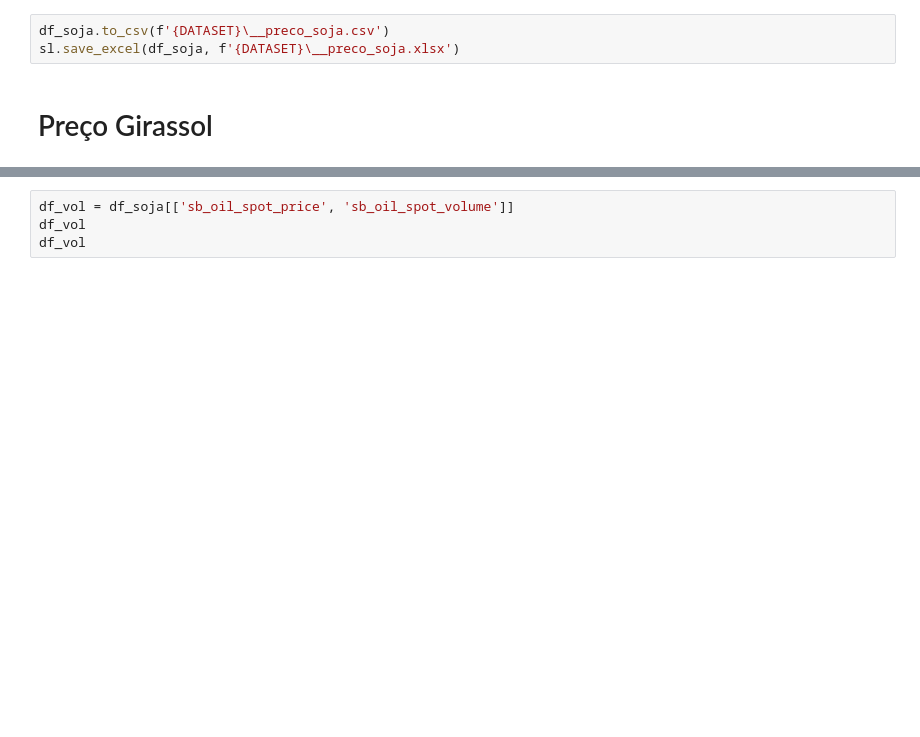
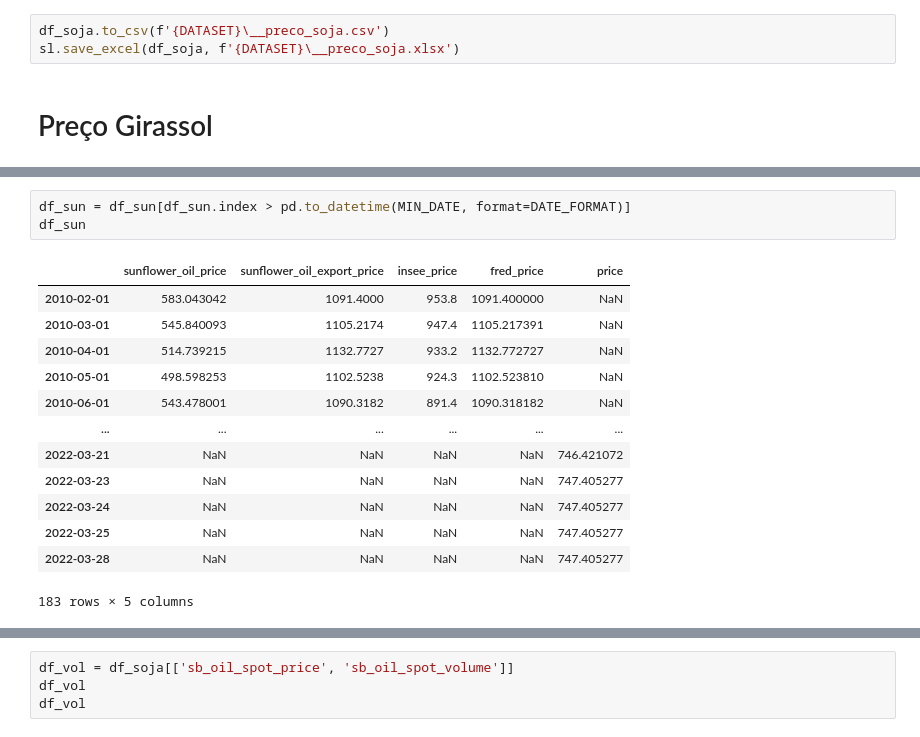
Before and after one commit to fkfouri/vegetable_oil_mkt, a Jupyter notebook: mkt/Oferta_Demanda.ipynb, the cells around one changed output, grey strips where cells are left out. Saved outputs shown, nothing was run; the diff lists cells and outputs as text; blank space fills up the shorter version.

```diff
--- a/mkt/Oferta_Demanda.ipynb
+++ b/mkt/Oferta_Demanda.ipynb
@@ -71,0 +137,17 @@ sl.save_excel(df_soja, f'{DATASET}\__preco_soja.xlsx')
+# %%
+df_sun = df_sun[df_sun.index > pd.to_datetime(MIN_DATE, format=DATE_FORMAT)]
+df_sun
+# %% [output]
+|  | sunflower_oil_price | sunflower_oil_export_price | insee_price | fred_price | price |
+| 2010-02-01 | 583.043042 | 1091.4000 | 953.8 | 1091.400000 | NaN |
+| 2010-03-01 | 545.840093 | 1105.2174 | 947.4 | 1105.217391 | NaN |
+| 2010-04-01 | 514.739215 | 1132.7727 | 933.2 | 1132.772727 | NaN |
+| 2010-05-01 | 498.598253 | 1102.5238 | 924.3 | 1102.523810 | NaN |
+| 2010-06-01 | 543.478001 | 1090.3182 | 891.4 | 1090.318182 | NaN |
+| ... | ... | ... | ... | ... | ... |
+| 2022-03-21 | NaN | NaN | NaN | NaN | 746.421072 |
+| 2022-03-23 | NaN | NaN | NaN | NaN | 747.405277 |
+| 2022-03-24 | NaN | NaN | NaN | NaN | 747.405277 |
+| 2022-03-25 | NaN | NaN | NaN | NaN | 747.405277 |
+| 2022-03-28 | NaN | NaN | NaN | NaN | 747.405277 |
+183 rows × 5 columns
```
Also changed, not shown: parts of 7 cells of this notebook.
